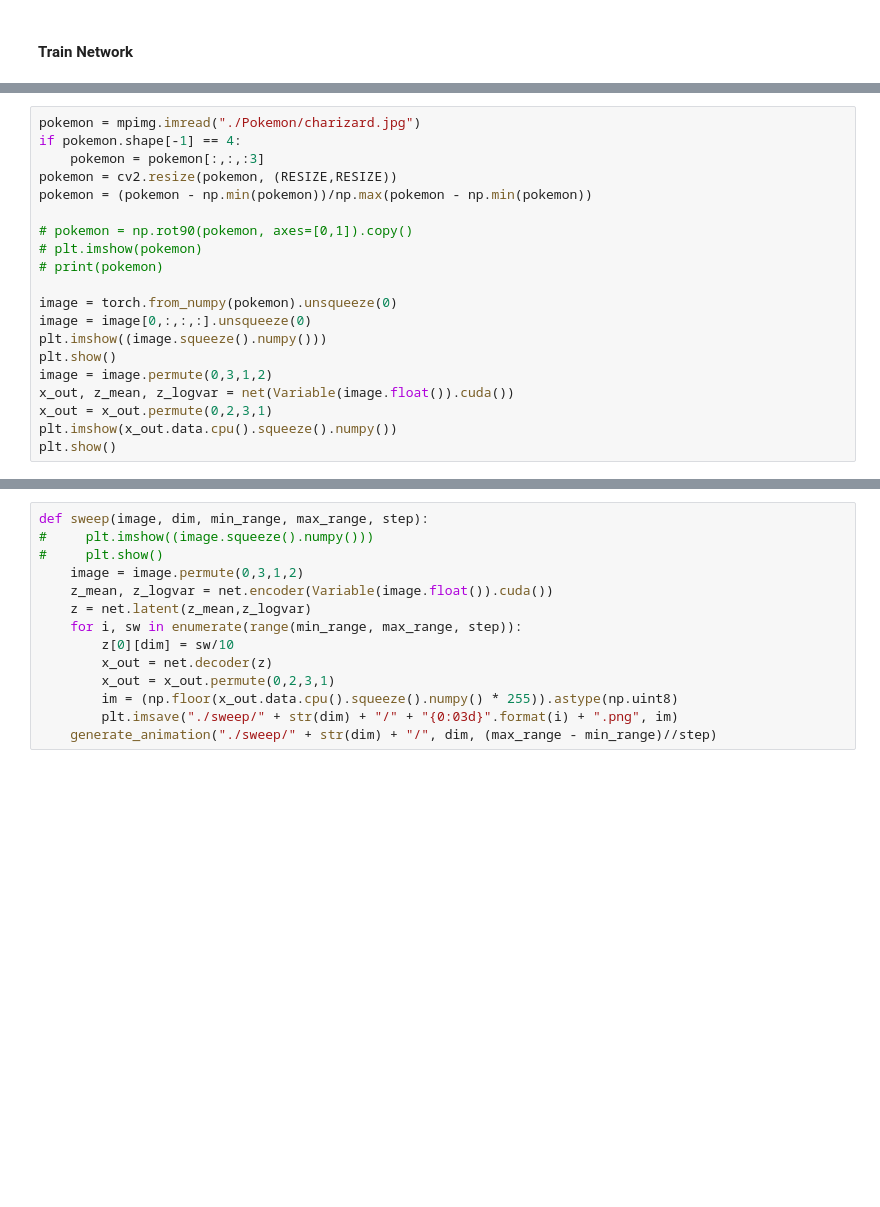
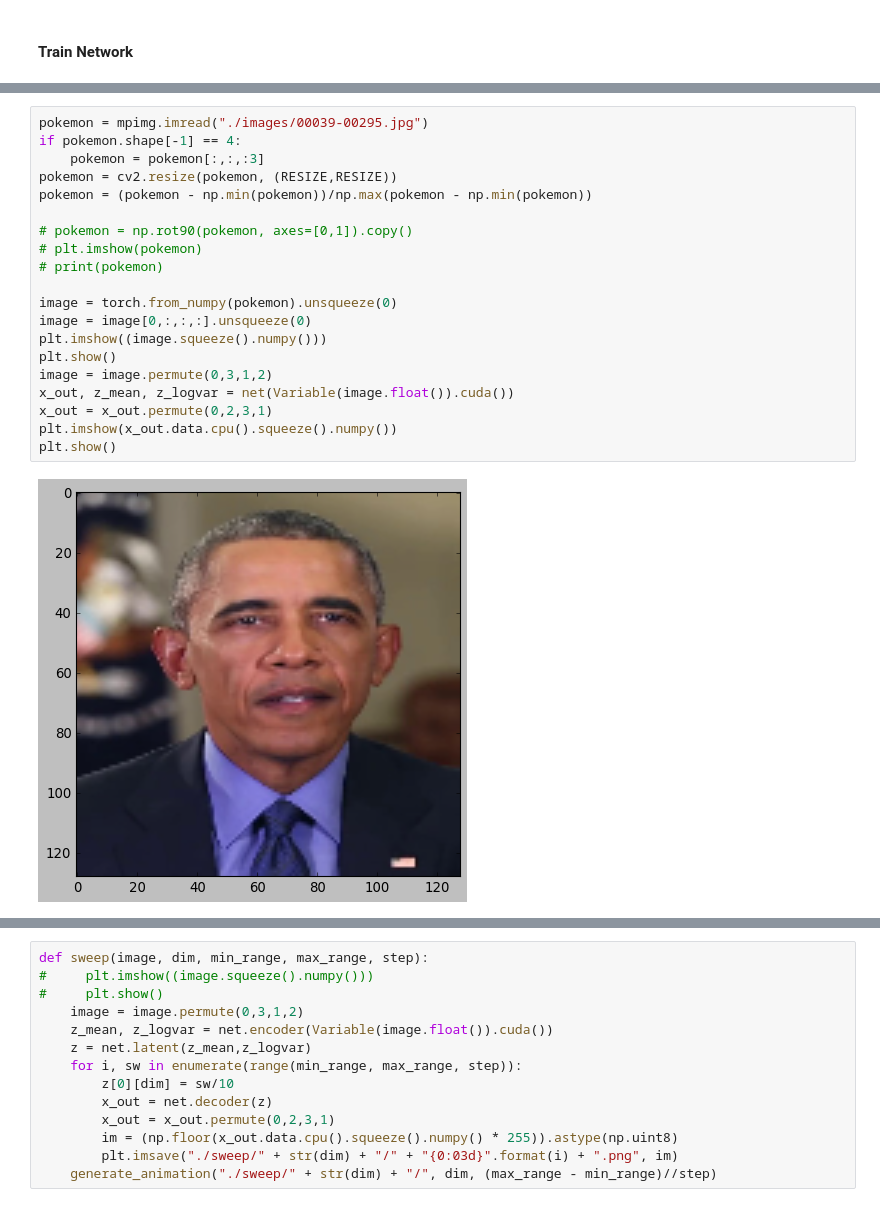
Before and after one commit to KeniMardira/PokeVAE, a Jupyter notebook: MNIST_VAE.ipynb, the cells around one changed output, grey strips where cells are left out. Drawn from its saved outputs; the diff is of its cells as text; blank space fills up the shorter version.

```diff
--- a/MNIST_VAE.ipynb
+++ b/MNIST_VAE.ipynb
@@ -96,20 +105,22 @@ plt.show()
 # %%
-pokemon = mpimg.imread("./Pokemon/charizard.jpg")
+pokemon = mpimg.imread("./images/00039-00295.jpg")
 if pokemon.shape[-1] == 4:
     pokemon = pokemon[:,:,:3]
 pokemon = cv2.resize(pokemon, (RESIZE,RESIZE))
 pokemon = (pokemon - np.min(pokemon))/np.max(pokemon - np.min(pokemon))
 
 # pokemon = np.rot90(pokemon, axes=[0,1]).copy()
 # plt.imshow(pokemon)
 # print(pokemon)
 
 image = torch.from_numpy(pokemon).unsqueeze(0)
 image = image[0,:,:,:].unsqueeze(0)
 plt.imshow((image.squeeze().numpy()))
 plt.show()
 image = image.permute(0,3,1,2)
 x_out, z_mean, z_logvar = net(Variable(image.float()).cuda())
 x_out = x_out.permute(0,2,3,1)
 plt.imshow(x_out.data.cpu().squeeze().numpy())
 plt.show()
+# %% [output]
+[figure, added]
```
Also changed, not shown: parts of 6 cells of this notebook, 1 other file.
